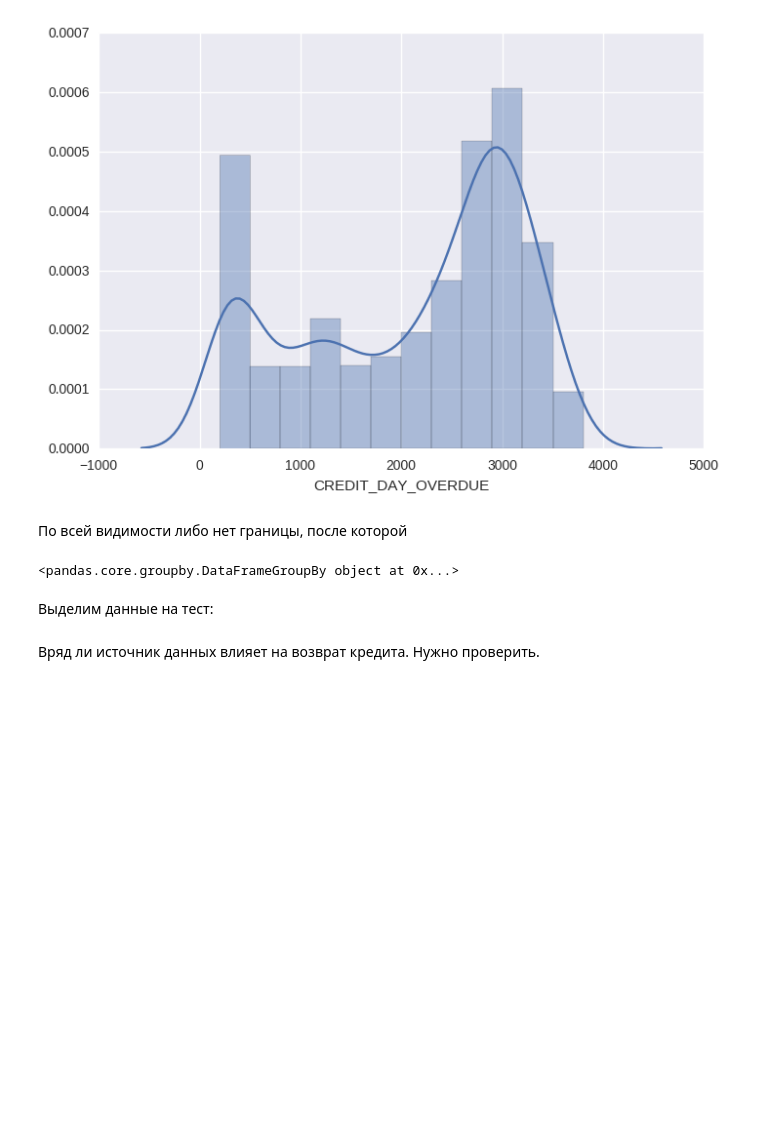
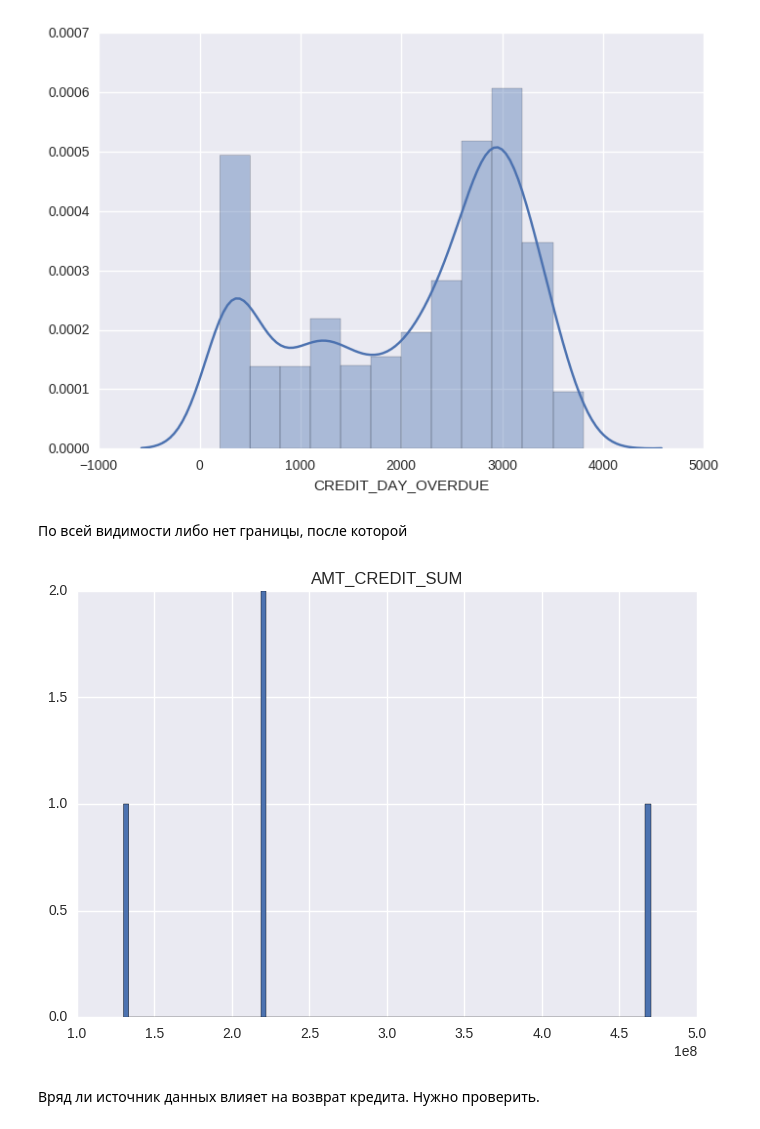
Before and after one commit to Damdinov/sascompetitions, a Jupyter notebook: main.ipynb, the cells around one changed output. Saved outputs shown, nothing was run; the diff lists cells and outputs as text; code cells hidden in the pictures; blank space fills up the shorter version.

```diff
--- a/main.ipynb
+++ b/main.ipynb
@@ -390,9 +419,3 @@ sns.distplot(train[train['CREDIT_DAY_OVERDUE'] > 200]['CREDIT_DAY_OVERDUE'].drop
 [figure]
 # %% [markdown]
 По всей видимости либо нет границы, после которой
-# %%
-train.groupby('ID')
-# %% [output]
-<pandas.core.groupby.DataFrameGroupBy object at 0x...>
-# %% [markdown]
-Выделим данные на тест:
@@ -401,2 +422,6 @@ X_train, X_test, y_train, y_test = train_test_split(train, y, test_size=0.33, ra
+# %%
+_ = train[train['AMT_CREDIT_SUM']>1e8].hist('AMT_CREDIT_SUM', bins=100)
+# %% [output]
+[figure, added]
 # %% [markdown]
 Вряд ли источник данных влияет на возврат кредита. Нужно проверить.
```
Also changed, not shown: parts of 22 cells of this notebook.
